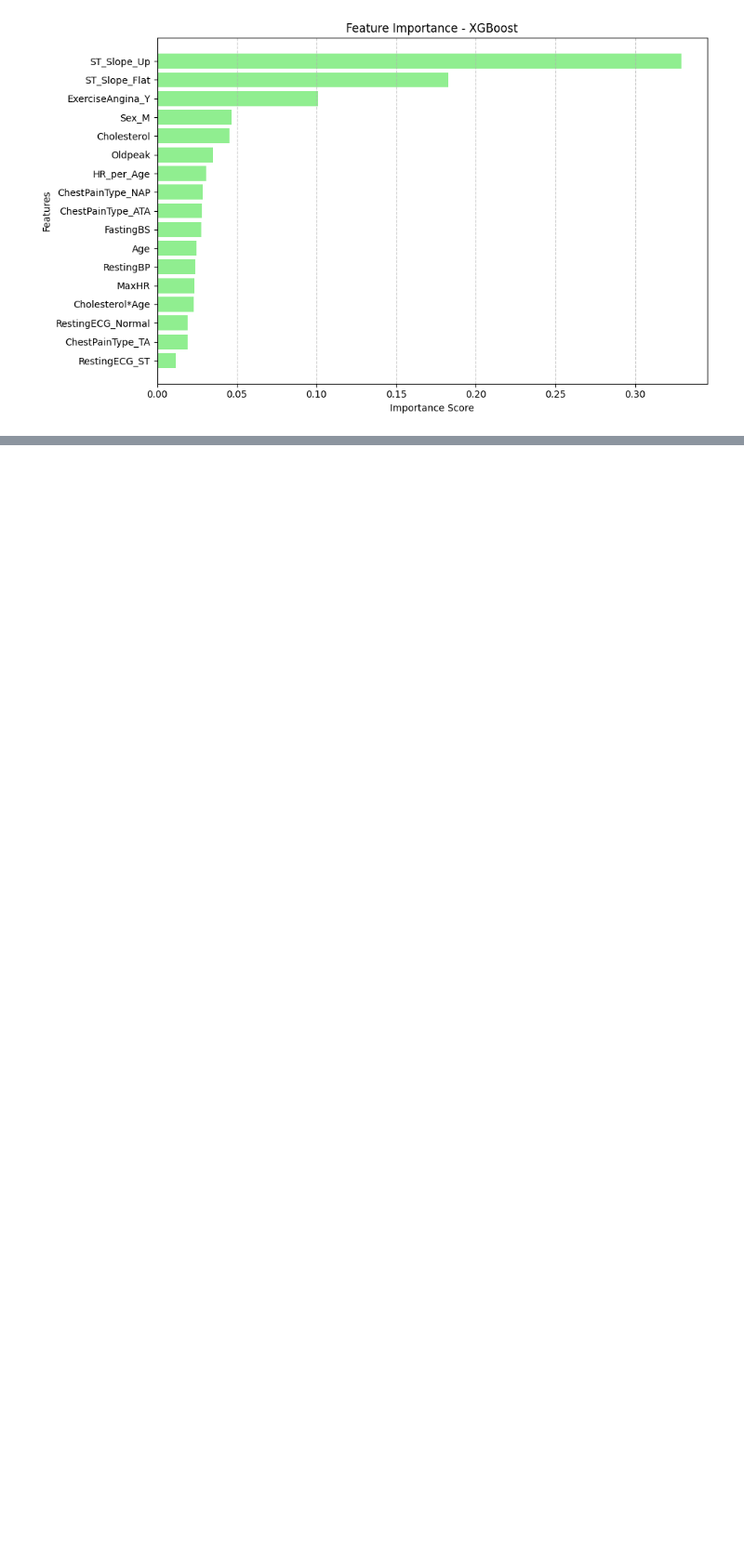
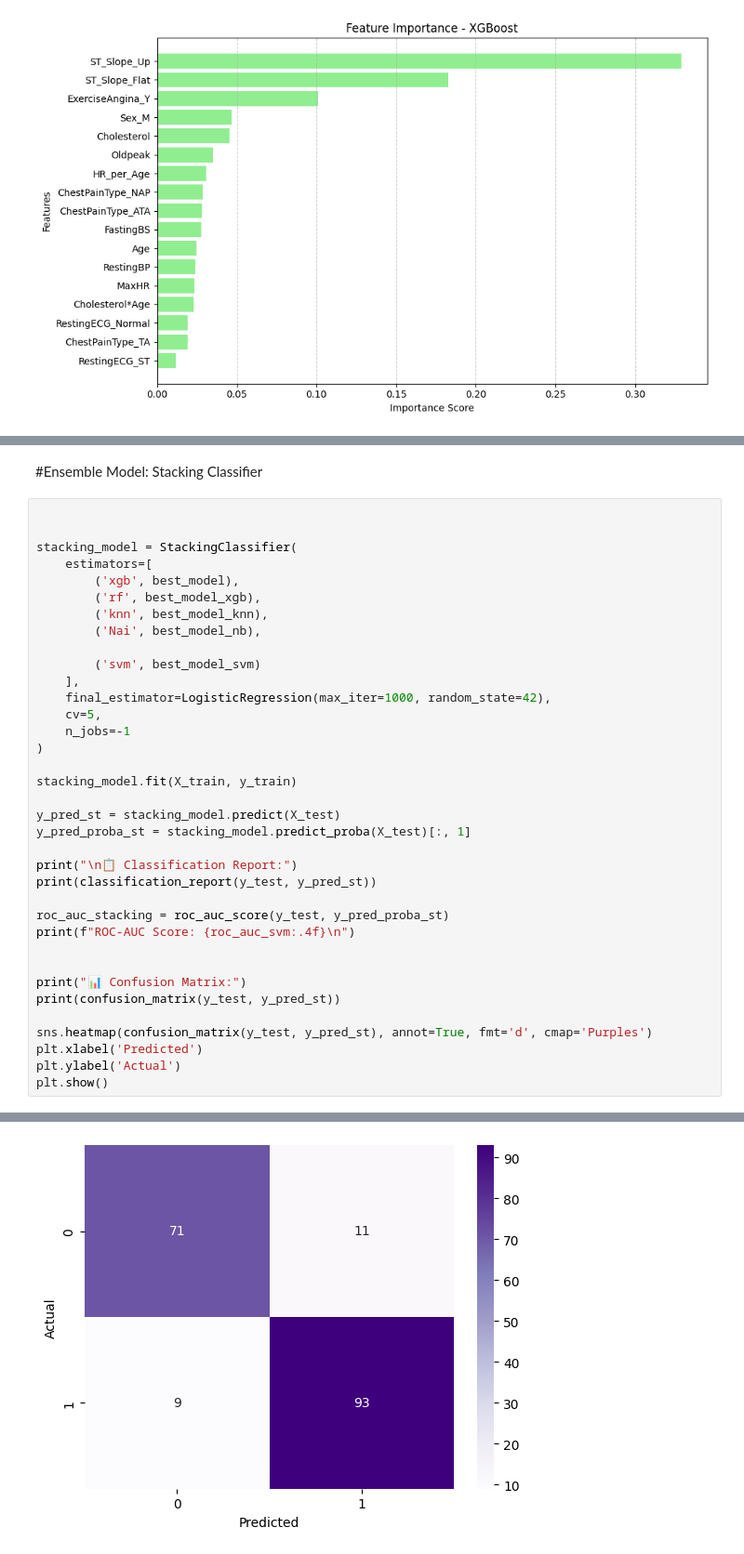
Before and after one commit to Ali13fffff/Heart-Disease-Prediction2, a Jupyter notebook: heart_disease_modeling.ipynb, the cells around one changed output, grey strips where cells are left out. Shown at 93% size. Cells and saved outputs as stored; diff of their text form; blank space fills up the shorter version.

```diff
--- a/heart_disease_modeling.ipynb
+++ b/heart_disease_modeling.ipynb
@@ -317,0 +552,39 @@ Feature Importance:
+# %% [markdown]
+#Ensemble Model: Stacking Classifier
+# %%
+
+
+stacking_model = StackingClassifier(
+    estimators=[
+        ('xgb', best_model),
+        ('rf', best_model_xgb),
+        ('knn', best_model_knn),
+        ('Nai', best_model_nb),
+
+        ('svm', best_model_svm)
+    ],
+    final_estimator=LogisticRegression(max_iter=1000, random_state=42),
+    cv=5,
+    n_jobs=-1
+)
+
+stacking_model.fit(X_train, y_train)
+
+y_pred_st = stacking_model.predict(X_test)
+y_pred_proba_st = stacking_model.predict_proba(X_test)[:, 1]
+
+print("\n📋 Classification Report:")
+print(classification_report(y_test, y_pred_st))
+
+roc_auc_stacking = roc_auc_score(y_test, y_pred_proba_st)
+print(f"ROC-AUC Score: {roc_auc_svm:.4f}\n")
+
+
+print("📊 Confusion Matrix:")
+print(confusion_matrix(y_test, y_pred_st))
+
+sns.heatmap(confusion_matrix(y_test, y_pred_st), annot=True, fmt='d', cmap='Purples')
+plt.xlabel('Predicted')
+plt.ylabel('Actual')
+plt.show()
+# %% [output]
@@ -317,0 +606 @@ Feature Importance:
+[figure, added]
```
Also changed, not shown: parts of 20 cells of this notebook.
